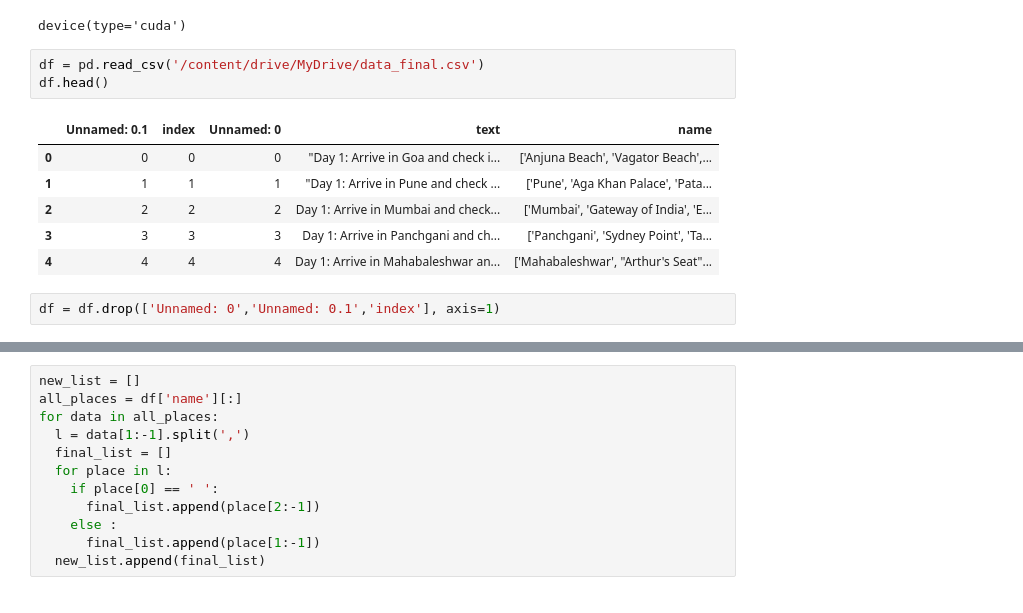
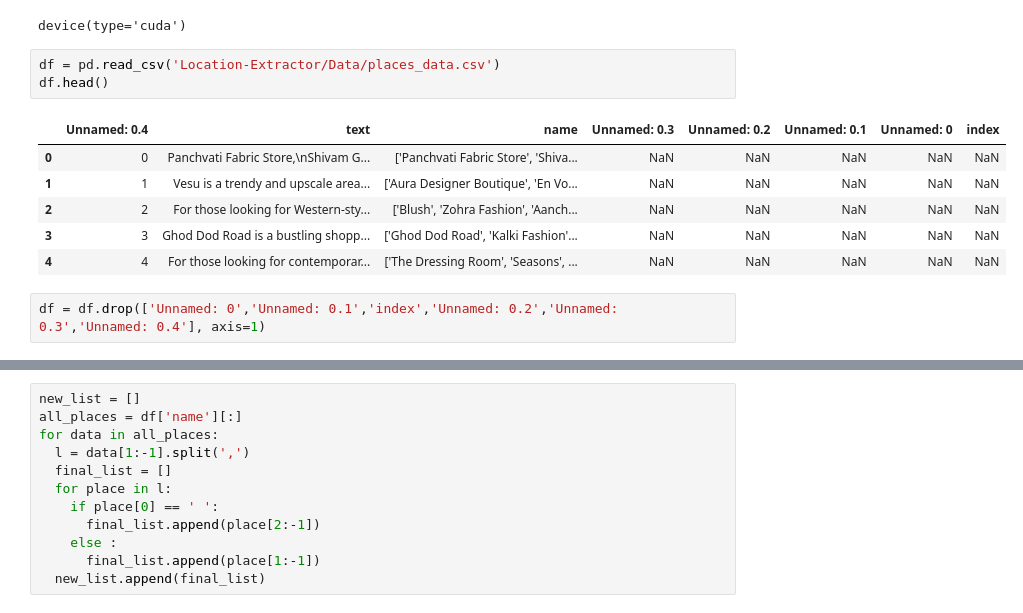
Before and after one commit to ChaitaliV/Location-Extractor, a Jupyter notebook: location_model.ipynb, the cells around one changed output, grey strips where cells are left out. Drawn from its saved outputs; the diff is of its cells as text.

```diff
--- a/location_model.ipynb
+++ b/location_model.ipynb
@@ -46,17 +56,17 @@ device
 # %% [output]
 device(type='cuda')
 # %%
-df = pd.read_csv('/content/drive/MyDrive/data_final.csv')
+df = pd.read_csv('Location-Extractor/Data/places_data.csv')
 df.head()
 # %% [output]
-|  | Unnamed: 0.1 | index | Unnamed: 0 | text | name |
-| 0 | 0 | 0 | 0 | "Day 1: Arrive in Goa and check i... | ['Anjuna Beach', 'Vagator Beach',... |
-| 1 | 1 | 1 | 1 | "Day 1: Arrive in Pune and check ... | ['Pune', 'Aga Khan Palace', 'Pata... |
-| 2 | 2 | 2 | 2 | Day 1: Arrive in Mumbai and check... | ['Mumbai', 'Gateway of India', 'E... |
-| 3 | 3 | 3 | 3 | Day 1: Arrive in Panchgani and ch... | ['Panchgani', 'Sydney Point', 'Ta... |
-| 4 | 4 | 4 | 4 | Day 1: Arrive in Mahabaleshwar an... | ['Mahabaleshwar', "Arthur's Seat"... |
+|  | Unnamed: 0.4 | text | name | Unnamed: 0.3 | Unnamed: 0.2 | Unnamed: 0.1 | Unnamed: 0 | index |
+| 0 | 0 | Panchvati Fabric Store,\nShivam G... | ['Panchvati Fabric Store', 'Shiva... | NaN | NaN | NaN | NaN | NaN |
+| 1 | 1 | Vesu is a trendy and upscale area... | ['Aura Designer Boutique', 'En Vo... | NaN | NaN | NaN | NaN | NaN |
+| 2 | 2 | For those looking for Western-sty... | ['Blush', 'Zohra Fashion', 'Aanch... | NaN | NaN | NaN | NaN | NaN |
+| 3 | 3 | Ghod Dod Road is a bustling shopp... | ['Ghod Dod Road', 'Kalki Fashion'... | NaN | NaN | NaN | NaN | NaN |
+| 4 | 4 | For those looking for contemporar... | ['The Dressing Room', 'Seasons', ... | NaN | NaN | NaN | NaN | NaN |
 # %%
-df = df.drop(['Unnamed: 0','Unnamed: 0.1','index'], axis=1)
+df = df.drop(['Unnamed: 0','Unnamed: 0.1','index','Unnamed: 0.2','Unnamed: 0.3','Unnamed: 0.4'], axis=1)
 # %%
 df['name'][0]
 # %% [output]
```
Also changed, not shown: parts of 9 cells of this notebook.
